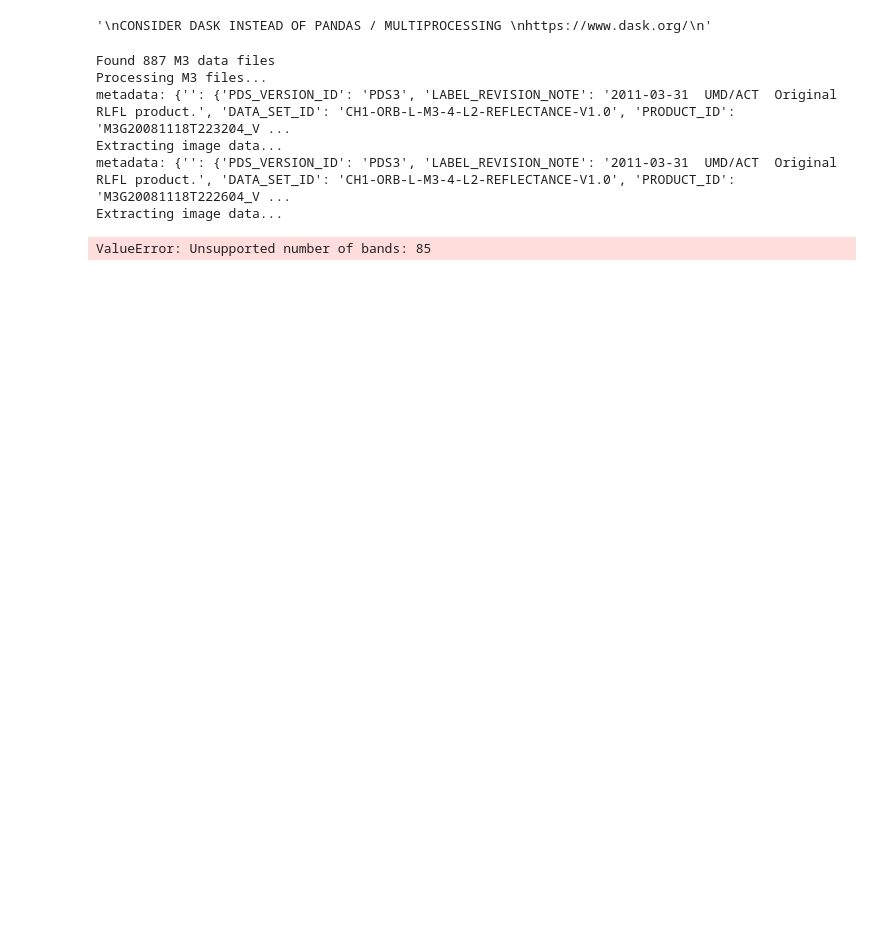
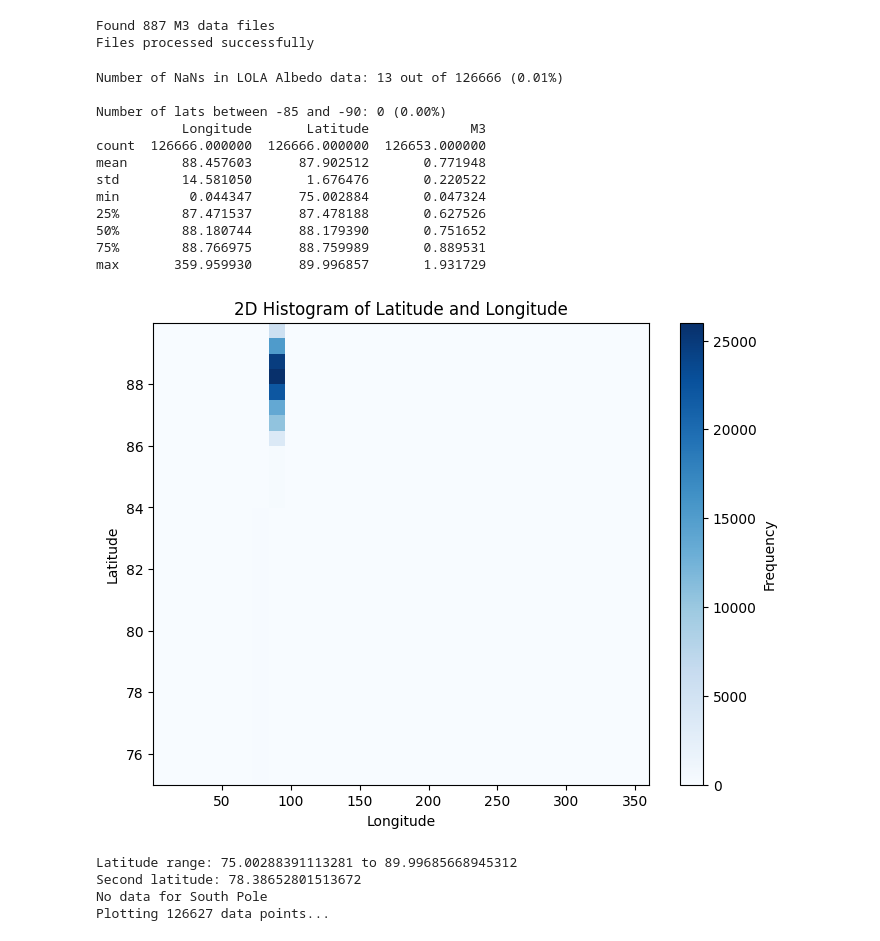
Before and after one commit to ardan-S/Lunar_point_model, a Jupyter notebook: data/M3/M3.ipynb, the cells around one changed output. Saved outputs shown, nothing was run; the diff lists cells and outputs as text; code cells hidden in the pictures; blank space fills up the shorter version.

```diff
--- a/data/M3/M3.ipynb
+++ b/data/M3/M3.ipynb
@@ -1,20 +1,15 @@
 # %%
 import numpy as np
-import pandas as pd
-
 import sys
 import os
+from dask.distributed import Client
 
 sys.path.append(os.path.abspath('../../data_processing'))
+from process_urls_dask import get_M3_urls, process_urls_in_parallel
+from utils_dask import plot_polar_data
 
-from process_urls import process_urls_in_parallel, get_M3_urls
+# Set up the Dask client
+client = Client(n_workers=4, threads_per_worker=2,memory_limit='4GB')
-# %%
-"""
-CONSIDER DASK INSTEAD OF PANDAS / MULTIPROCESSING
-https://www.dask.org/
-"""
-# %% [output]
-'\nCONSIDER DASK INSTEAD OF PANDAS / MULTIPROCESSING \nhttps://www.dask.org/\n'
 # %%
 M3_data_home = 'https://planetarydata.jpl.nasa.gov/img/data/m3/CH1M3_0004_md5.txt'
 
@@ -24,16 +19,48 @@ print(f"Found {len(M3_data_urls)} M3 data files")
 
 M3_data_urls = M3_data_urls[:2]
 
-print("Processing M3 files...")
-M3_data_df = process_urls_in_parallel(M3_data_urls, 'M3-data')
+M3_data_df = process_urls_in_parallel(client, M3_data_urls, 'M3').compute()
 print("Files processed successfully")
-
-print(f"Size of M3 data dataframe: {M3_data_df.shape}")
 # %% [output]
 Found 887 M3 data files
-Processing M3 files...
-metadata: {'': {'PDS_VERSION_ID': 'PDS3', 'LABEL_REVISION_NOTE': '2011-03-31  UMD/ACT  Original RLFL product.', 'DATA_SET_ID': 'CH1-ORB-L-M3-4-L2-REFLECTANCE-V1.0', 'PRODUCT_ID': 'M3G20081118T223204_V ...
-Extracting image data...
-metadata: {'': {'PDS_VERSION_ID': 'PDS3', 'LABEL_REVISION_NOTE': '2011-03-31  UMD/ACT  Original RLFL product.', 'DATA_SET_ID': 'CH1-ORB-L-M3-4-L2-REFLECTANCE-V1.0', 'PRODUCT_ID': 'M3G20081118T222604_V ...
-Extracting image data...
+Files processed successfully
-ValueError: Unsupported number of bands: 85
+# %%
+print(f"Number of NaNs in LOLA Albedo data: {np.isnan(M3_data_df["M3"]).sum()} out of {np.prod(M3_data_df["M3"].shape)} ({(np.isnan(M3_data_df["M3"]).sum()/np.prod(M3_data_df["M3"].shape)*100):.2f}%)\n")
+
+print(f'Number of lats between -85 and -90: {(M3_data_df["Latitude"] <= -85).sum()} ({(M3_data_df["Latitude"] <= -85).sum()/len(M3_data_df)*100:.2f}%)')
+
+print(M3_data_df.describe())
+
+import matplotlib.pyplot as plt
+
+# 2D Histogram
+plt.figure(figsize=(8, 6))
+
+plt.hist2d(M3_data_df['Longitude'], M3_data_df['Latitude'], bins=30, cmap='Blues')
+plt.colorbar(label='Frequency')
+plt.xlabel('Longitude')
+plt.ylabel('Latitude')
+plt.title('2D Histogram of Latitude and Longitude')
+plt.show()
+
+plot_polar_data(M3_data_df, 'M3', frac=None, title_prefix='M3 values')
+
+client.close()
+# %% [output]
+Number of NaNs in LOLA Albedo data: 13 out of 126666 (0.01%)
+
+Number of lats between -85 and -90: 0 (0.00%)
+           Longitude       Latitude             M3
+count  126666.000000  126666.000000  126653.000000
+mean       88.457603      87.902512       0.771948
+std        14.581050       1.676476       0.220522
+min         0.044347      75.002884       0.047324
+25%        87.471537      87.478188       0.627526
+50%        88.180744      88.179390       0.751652
+75%        88.766975      88.759989       0.889531
+max       359.959930      89.996857       1.931729
+[figure, added]
+Latitude range: 75.00288391113281 to 89.99685668945312
+Second latitude: 78.38652801513672
+No data for South Pole
+Plotting 126627 data points...
```
Also changed, not shown: parts of 1 cell of this notebook, 24 other files.
